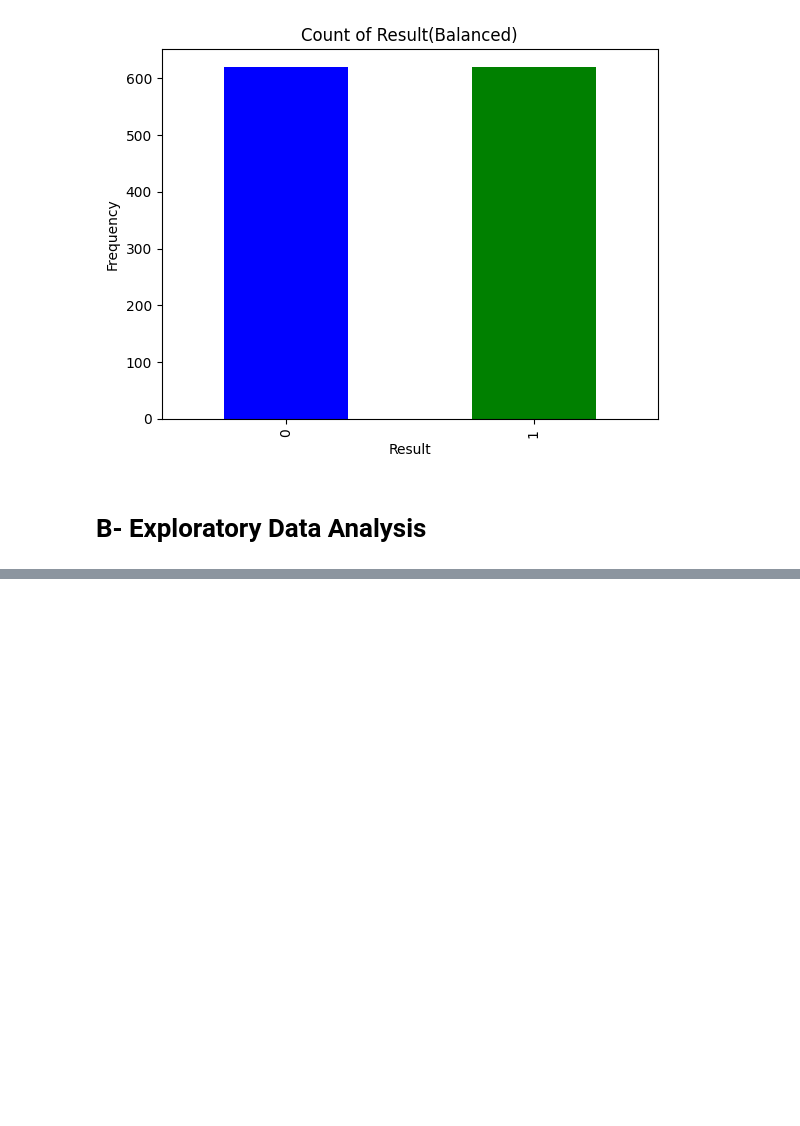
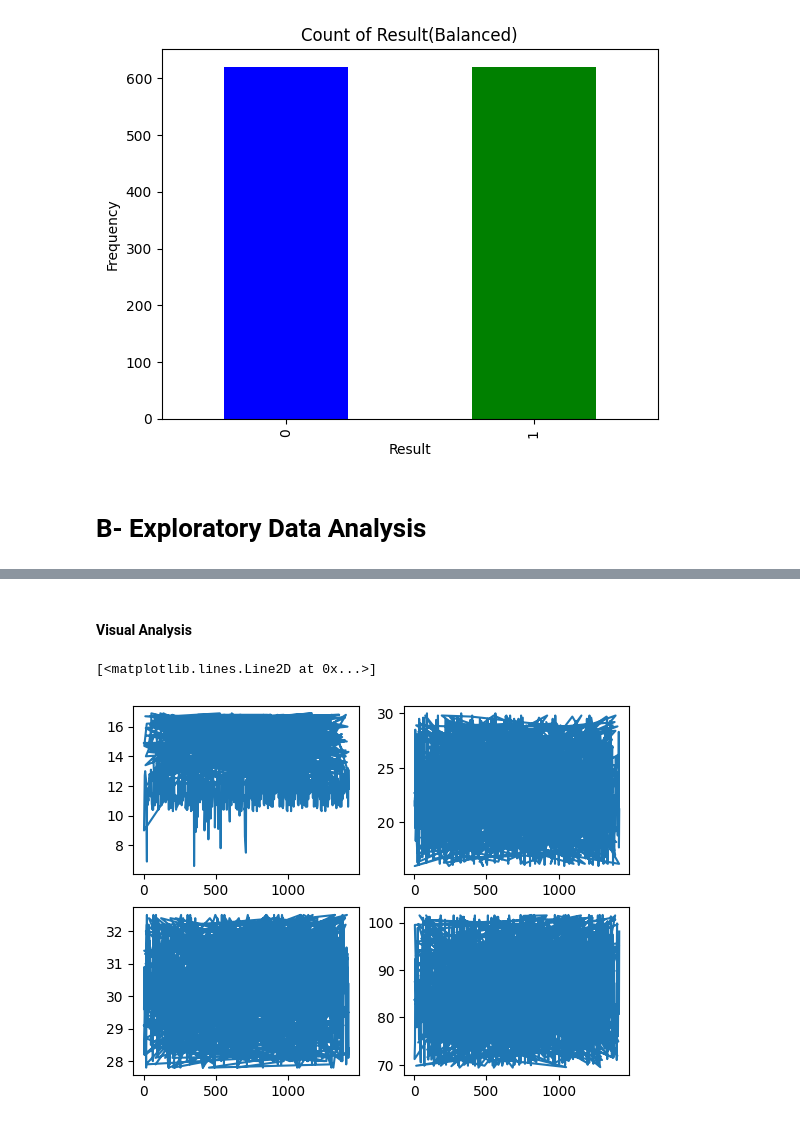
Before and after one commit to vinaygupta88/Anemia-Sense, a Jupyter notebook: Training Files/Anemia-sense-jupterFile.ipynb, the cells around one changed output, grey strips where cells are left out. Drawn from its saved outputs; the diff is of its cells as text; code cells hidden in the pictures; blank space fills up the shorter version.

Commit message:
Exploratory Data Analysis
Descriptive statistical , Visual Analysis  , Univariate Analysis

```diff
--- a/Training Files/Anemia-sense-jupterFile.ipynb
+++ b/Training Files/Anemia-sense-jupterFile.ipynb
@@ -103,0 +123,13 @@ plt.show()
+# %% [markdown]
+#### Visual Analysis
+# %%
+#Visual analysis
+
+fig,axis=plt.subplots(2,2)
+axis[0,0].plot(df['Hemoglobin'])
+axis[0,1].plot(df['MCH'])
+axis[1,0].plot(df['MCHC'])
+axis[1,1].plot(df['MCV'])
+# %% [output]
+[<matplotlib.lines.Line2D at 0x...>]
+[figure, added]
```
Also changed, not shown: parts of 6 cells of this notebook.
